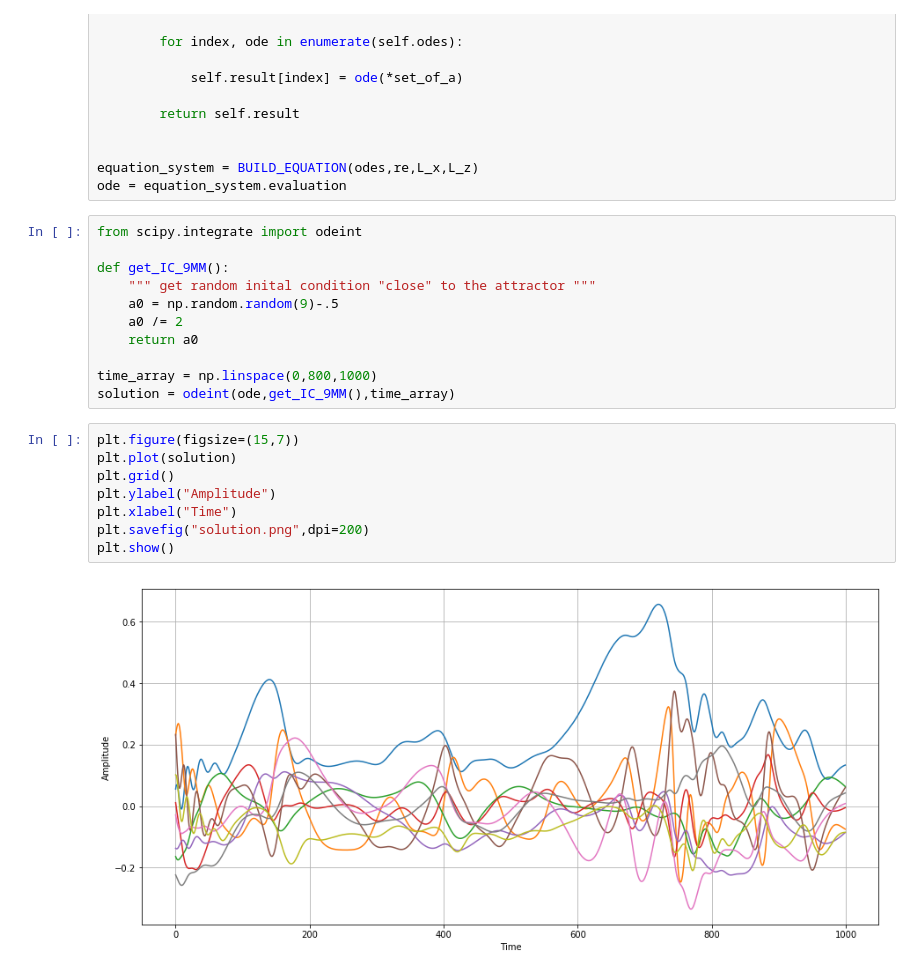
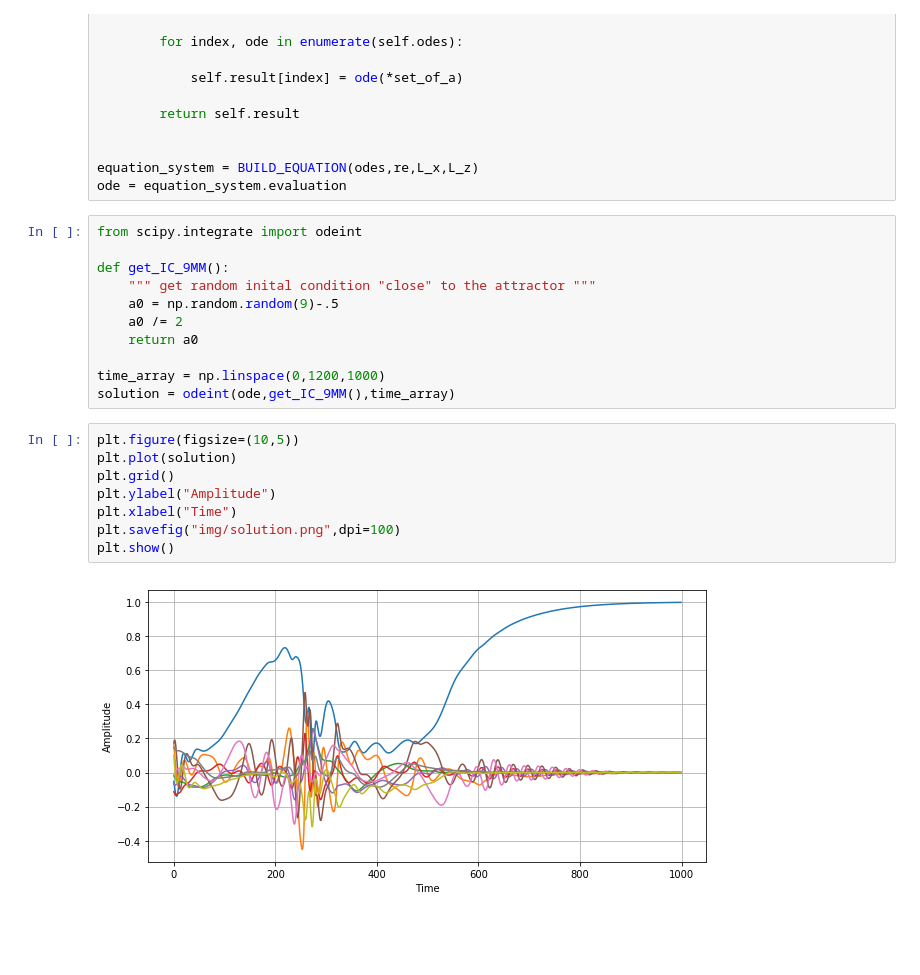
Before and after one commit to JonathanPrexl/Nine-Mode-Model, a Jupyter notebook: nine_mode_model.ipynb, the cells around one changed output. Cells and saved outputs as stored; diff of their text form; blank space fills up the shorter version.

Commit message:
image with transition

```diff
--- a/nine_mode_model.ipynb
+++ b/nine_mode_model.ipynb
@@ -506,15 +506,15 @@ def get_IC_9MM():
     a0 /= 2
     return a0
 
-time_array = np.linspace(0,800,1000)
+time_array = np.linspace(0,1200,1000)
 solution = odeint(ode,get_IC_9MM(),time_array)
 # %%
-plt.figure(figsize=(15,7))
+plt.figure(figsize=(10,5))
 plt.plot(solution)
 plt.grid()
 plt.ylabel("Amplitude")
 plt.xlabel("Time")
-plt.savefig("solution.png",dpi=200)
+plt.savefig("img/solution.png",dpi=100)
 plt.show()
 # %% [output]
-[figure, old version]
+[figure, new version]
```
Also changed, not shown: parts of 1 cell of this notebook.
